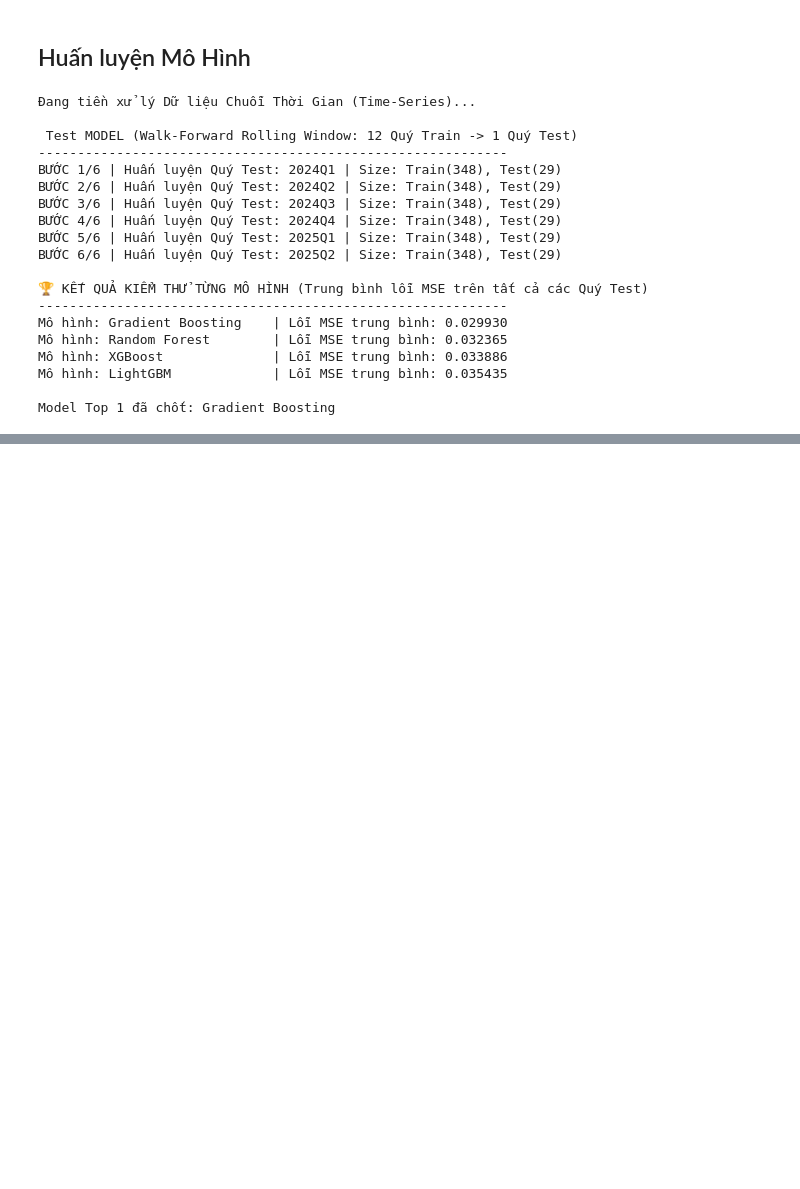
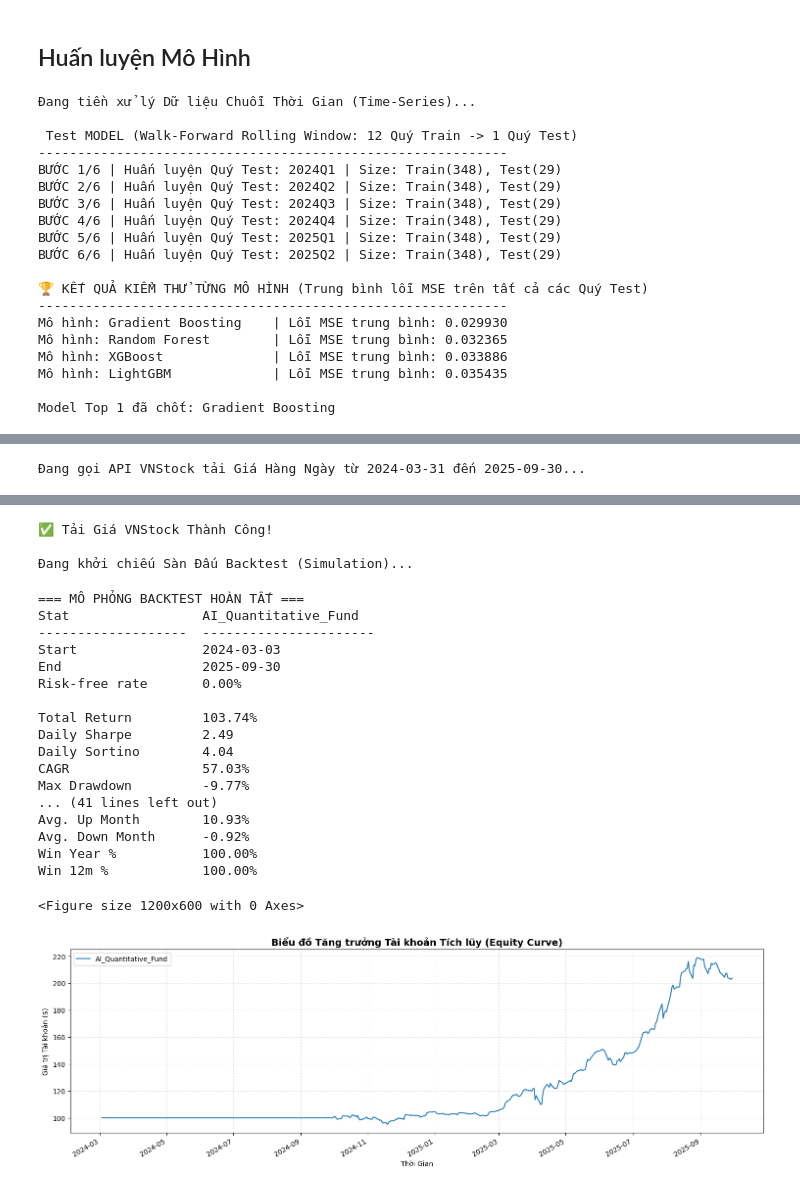
Before and after one commit to nguyentobinh12x5/Finance-Analyst-Agent, a Jupyter notebook: FinRL.ipynb, the cells around one changed output, grey strips where cells are left out. Cells and saved outputs as stored; diff of their text form; code cells hidden in the pictures; blank space fills up the shorter version.

Commit message:
feat: Add `generate_weights_matrix` to `MLStrategy` for capital allocation and introduce a new backtesting engine.

```diff
--- a/FinRL.ipynb
+++ b/FinRL.ipynb
@@ -184,0 +172,5 @@ display(df_so_sanh)
+# %%
+from src.backtest.backtest_engine import BacktestEngine
+
+# 1. Thu thập Tỷ trọng Đầu tư (Dùng kết quả của Model)
+weights_matrix = ml_test.generate_weights_matrix(top_k=5, chosen_model='Gradient Boosting')
@@ -184,0 +197,9 @@ display(df_so_sanh)
+# %%
+# 2. Đưa Tỷ trọng vào Backtest (Cấp Vốn 10,000 USD)
+engine = BacktestEngine(weights_df=weights_matrix, initial_capital=10000)
+# 3. Phóng Mô phỏng (Vắt kiệt lịch sử)
+engine.run_simulation()
+# 4. Trích xuất Bảng Điểm KPIs & Bản đồ Biến Động Vốn
+engine.report_kpis()
+# %% [output]
+Đang gọi API VNStock tải Giá Hàng Ngày từ 2024-03-31 đến 2025-09-30...
@@ -184,0 +207,22 @@ display(df_so_sanh)
+✅ Tải Giá VNStock Thành Công!
+
+Đang khởi chiếu Sàn Đấu Backtest (Simulation)...
+=== MÔ PHỎNG BACKTEST HOÀN TẤT ===
+Stat                 AI_Quantitative_Fund
+-------------------  ----------------------
+Start                2024-03-03
+End                  2025-09-30
+Risk-free rate       0.00%
+
+Total Return         103.74%
+Daily Sharpe         2.49
+Daily Sortino        4.04
+CAGR                 57.03%
+Max Drawdown         -9.77%
+... (41 lines left out)
+Avg. Up Month        10.93%
+Avg. Down Month      -0.92%
+Win Year %           100.00%
+Win 12m %            100.00%
+<Figure size 1200x600 with 0 Axes>
+[figure, added]
```
Also changed, not shown: parts of 6 cells of this notebook, 2 other files.
